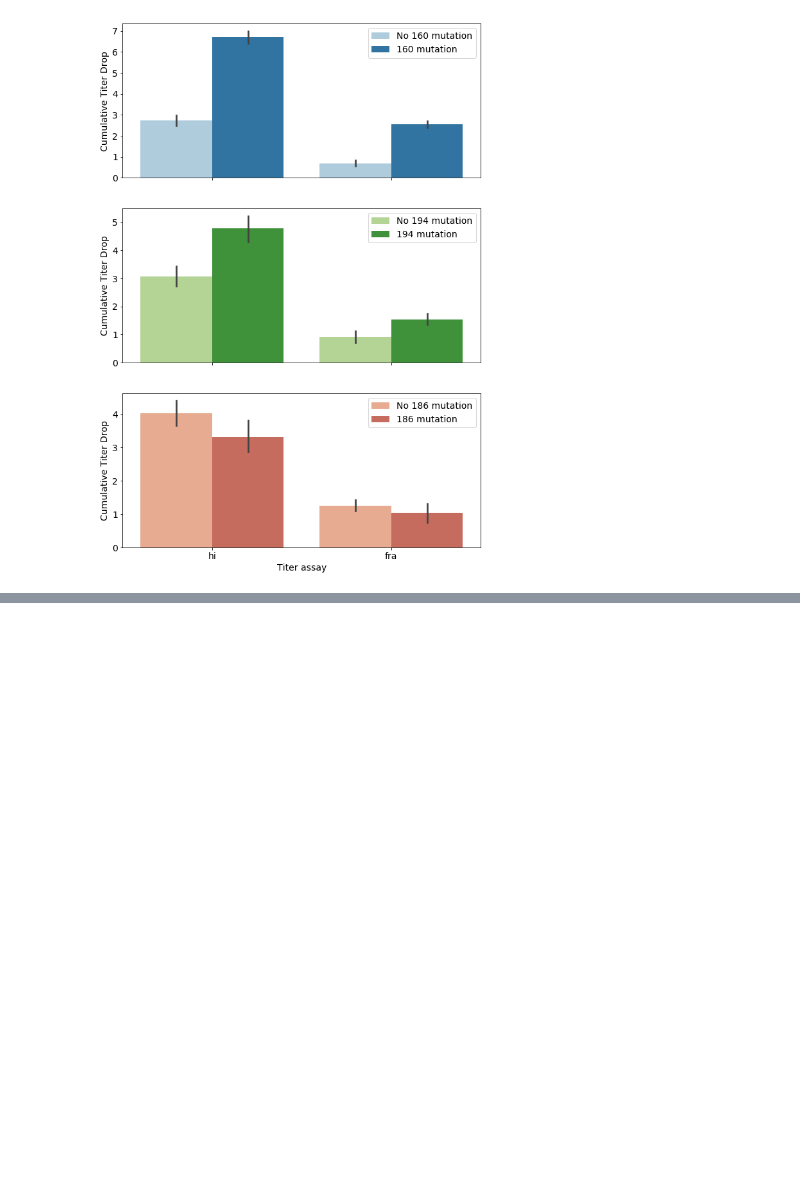
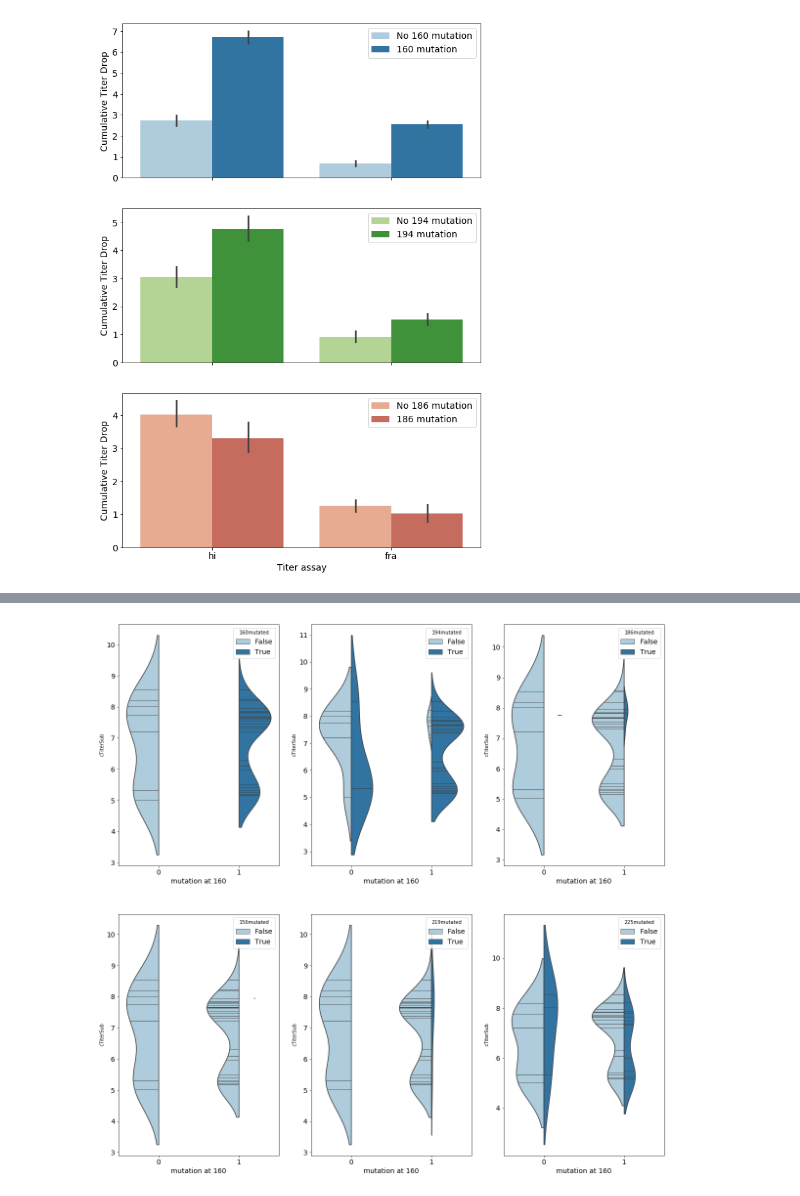
Before and after one commit to blab/egg-passage, a Jupyter notebook: notebooks/titers.ipynb, the cells around one changed output, grey strips where cells are left out. Drawn from its saved outputs; the diff is of its cells as text; code cells hidden in the pictures; blank space fills up the shorter version.

```diff
--- a/notebooks/titers.ipynb
+++ b/notebooks/titers.ipynb
@@ -44,0 +123,18 @@ for ax in [ax1,ax2,ax3]:
+# %%
+#Only egg-passaged strains derived from 160T unpassaged
+mut_list= [160,194,186,156,219,225]
+fig = plt.figure(figsize=(20,20))
+ax_count=1
+for i in mut_list:
+    ax= fig.add_subplot(2,3, ax_count)
+    sns.violinplot(x='mut160',y='cTiterSub',
+                   hue=('mut'+str(i)),
+                   data=egg_hi[egg_hi['circulating160']=='T'], palette=['#a6cee3','#1f78b4'],
+                   scale='count', inner='stick', scale_hue=True, split=True)
+    handles, _ = ax.get_legend_handles_labels()
+    ax.legend(handles, ["False", "True"], title=(str(i)+'mutated'), loc=1, fontsize=14)
+    ax.tick_params(axis='both', labelsize=14)
+    ax.set_xlabel('mutation at 160', fontsize=14)
+    ax_count+=1
+# %% [output]
+[figure, added]
```
Also changed, not shown: parts of 7 cells of this notebook.
